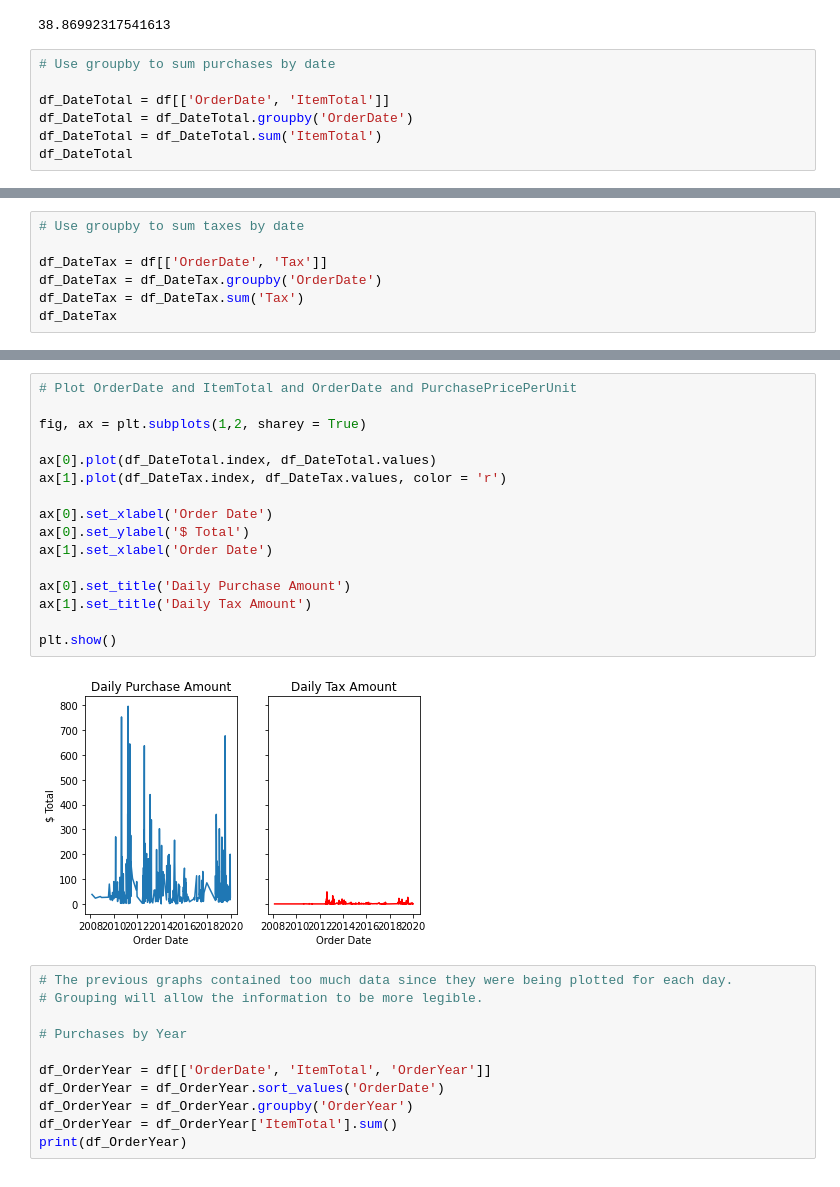
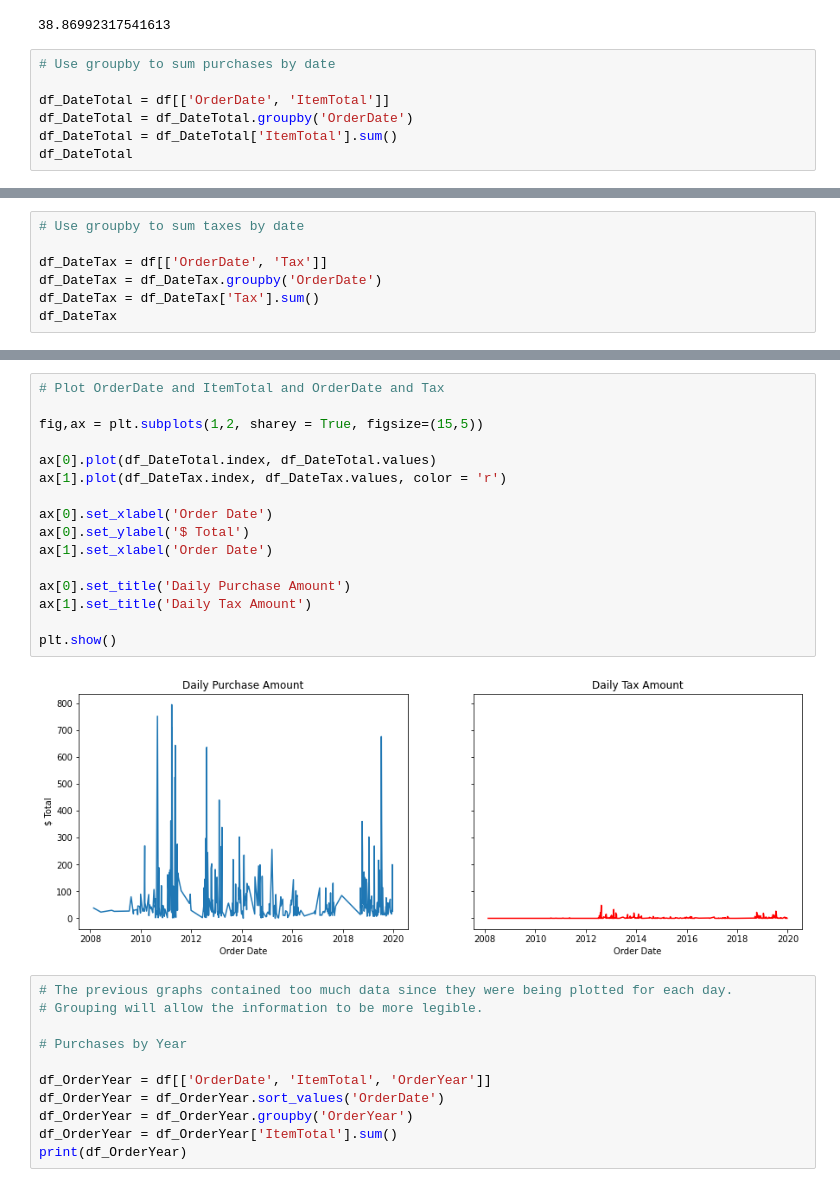
Before and after one commit to AmitSamra/AmazonOrderHistory, a Jupyter notebook: AmazonOrderHistory.ipynb, the cells around one changed output, grey strips where cells are left out. Cells and saved outputs as stored; diff of their text form.

```diff
--- a/AmazonOrderHistory.ipynb
+++ b/AmazonOrderHistory.ipynb
@@ -331,6 +334,6 @@ AvgSpent
 
 df_DateTotal = df[['OrderDate', 'ItemTotal']]
 df_DateTotal = df_DateTotal.groupby('OrderDate')
-df_DateTotal = df_DateTotal.sum('ItemTotal')
+df_DateTotal = df_DateTotal['ItemTotal'].sum()
 df_DateTotal
 # %% [output]
@@ -365,6 +367,6 @@ plt.show()
 
 df_DateTax = df[['OrderDate', 'Tax']]
 df_DateTax = df_DateTax.groupby('OrderDate')
-df_DateTax = df_DateTax.sum('Tax')
+df_DateTax = df_DateTax['Tax'].sum()
 df_DateTax
 # %% [output]
@@ -385,21 +386,21 @@ df_DateTax
 # %%
-# Plot OrderDate and ItemTotal and OrderDate and PurchasePricePerUnit
+# Plot OrderDate and ItemTotal and OrderDate and Tax
 
-fig, ax = plt.subplots(1,2, sharey = True)
+fig,ax = plt.subplots(1,2, sharey = True, figsize=(15,5))
 
 ax[0].plot(df_DateTotal.index, df_DateTotal.values)
 ax[1].plot(df_DateTax.index, df_DateTax.values, color = 'r')
 
 ax[0].set_xlabel('Order Date')
 ax[0].set_ylabel('$ Total')
 ax[1].set_xlabel('Order Date')
 
 ax[0].set_title('Daily Purchase Amount')
 ax[1].set_title('Daily Tax Amount')
 
 plt.show()
 # %% [output]
-[figure, old version]
+[figure, new version]
 # %%
 # The previous graphs contained too much data since they were being plotted for each day.
 # Grouping will allow the information to be more legible.
```
Also changed, not shown: parts of 7 cells of this notebook.
